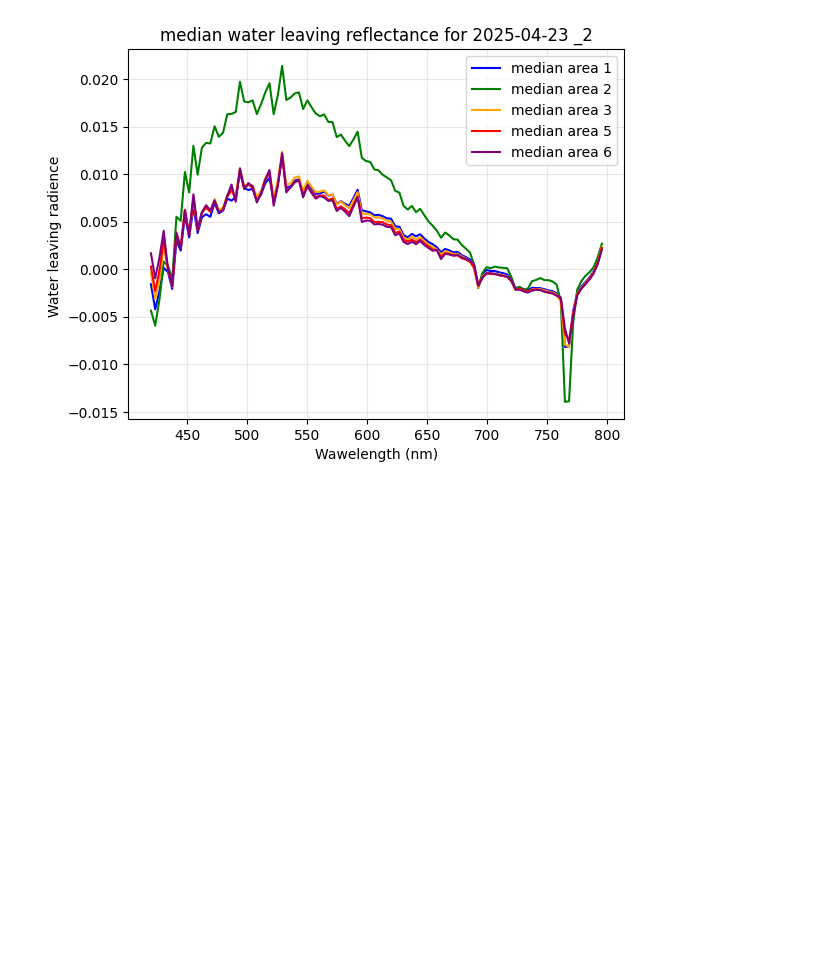
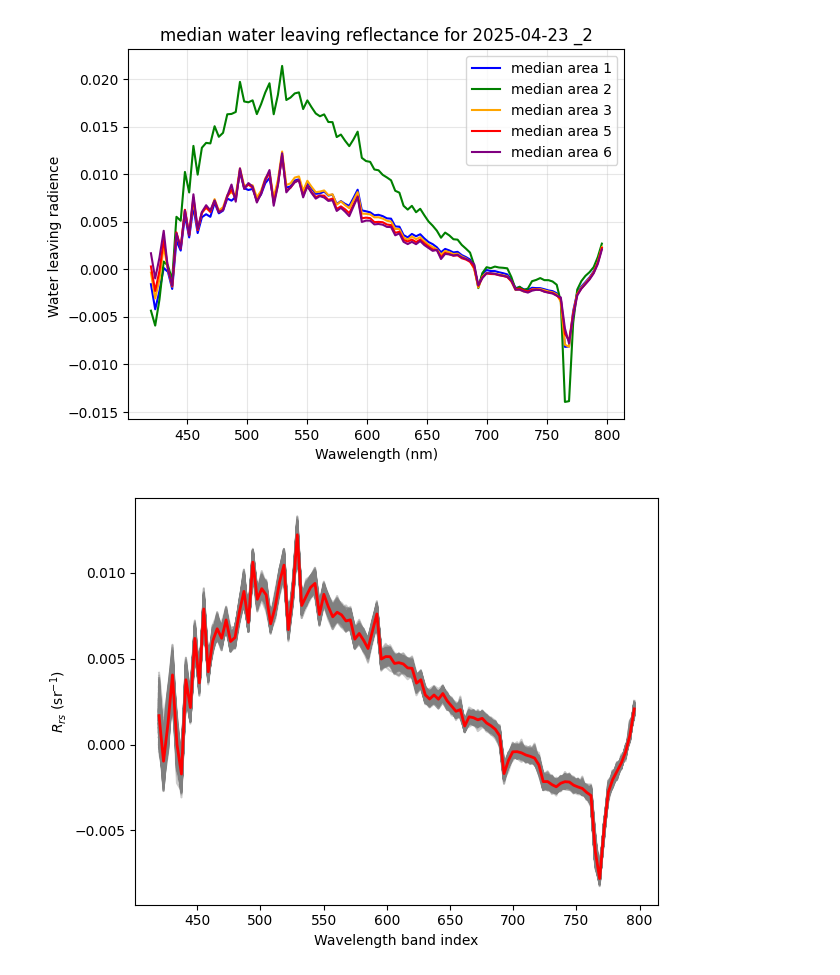
Before and after one commit to AnneMartheH/Vaar_2025, a Jupyter notebook: comparison_2025_one_picture.ipynb, the cells around one changed output. Cells and saved outputs as stored; diff of their text form; code cells hidden in the pictures; blank space fills up the shorter version.

```diff
--- a/comparison_2025_one_picture.ipynb
+++ b/comparison_2025_one_picture.ipynb
@@ -262,3 +277,39 @@ plt.legend()
 plt.show()
 # %% [output]
 [figure]
+# %%
+import numpy as np
+import matplotlib.pyplot as plt
+
+# Example data: replace with your actual array
+data = rss_area_all[4]  # shape: (n_spectra, n_bands)
+
+# Calculate median and std across rows (for each wavelength)
+median_spectrum = np.median(data, axis=0)
+std_spectrum = np.std(data, axis=0)
+
+# X-axis (e.g., wavelength index or real wavelengths)
+#x = np.arange(data.shape[1])  # Replace with actual wavelengths if you have them
+
+# Plot all individual spectra in gray
+for spectrum in data:
+    plt.plot(x, spectrum, color='gray', alpha=0.4)
+
+# Plot median in red
+plt.plot(x, median_spectrum, color='red', linewidth=2)
+
+# Add standard deviation as error bars
+#plt.errorbar(x, median_spectrum, yerr=std_spectrum, fmt='o', color='black', capsize=3)
+
+# Axis labels
+plt.ylabel(r'$R_{rs}$ (sr$^{-1}$)')
+plt.xlabel('Wavelength band index')  # Replace if you have actual wavelength values
+
+# Optional: Annotate plot
+#plt.text(x[-1], median_spectrum[-1], "A", fontsize=12, weight='bold')
+
+# Clean style
+plt.tight_layout()
+plt.show()
+# %% [output]
+[figure, added]
```
Also changed, not shown: parts of 6 cells of this notebook, 11 other files.
